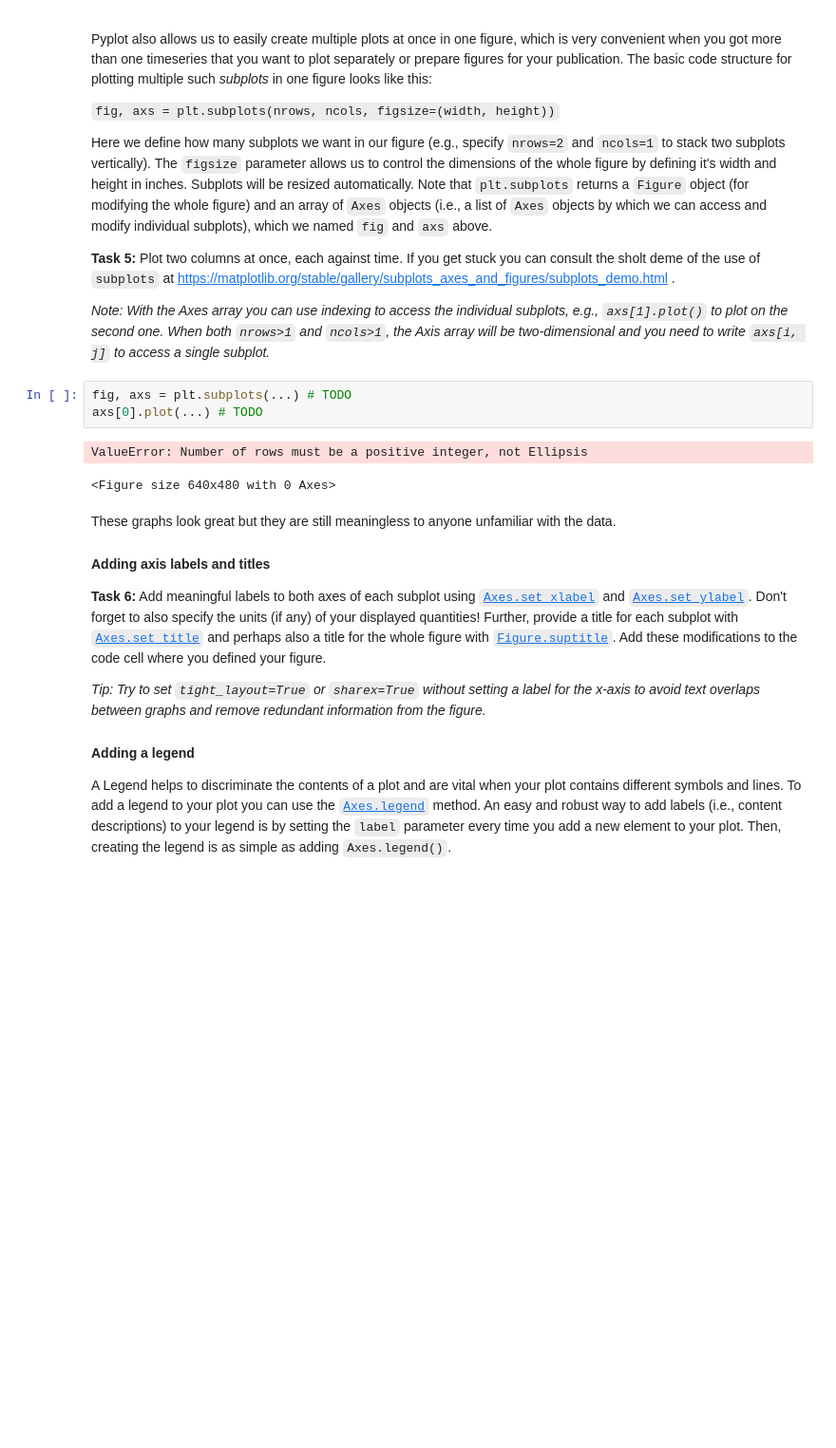
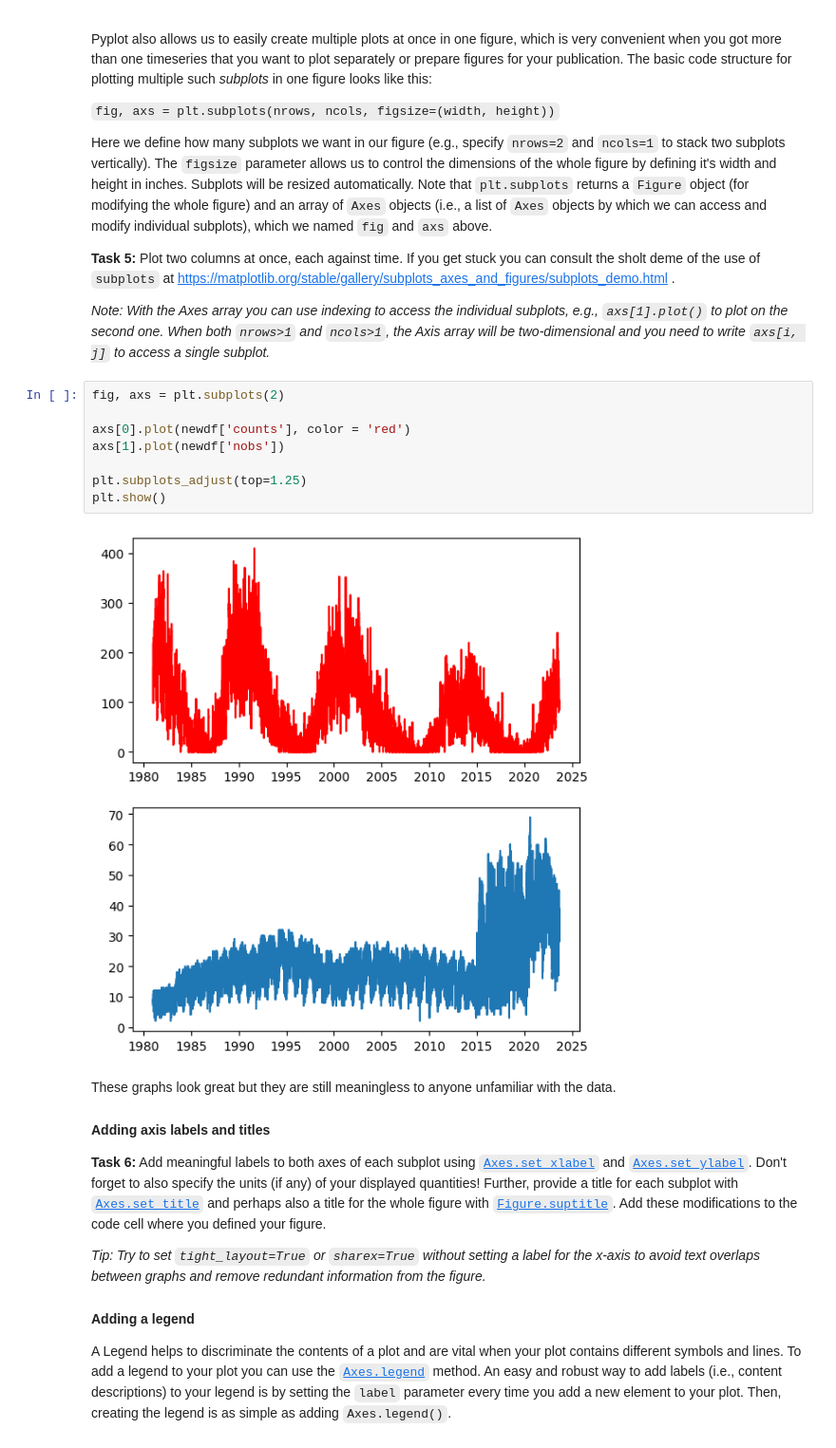
Before and after one commit to DanilGutak/Quantitative-analysis-of-time-series-and-population-data, a Jupyter notebook: exercise1.ipynb, the cells around one changed output. Shown: that part at 95% size. Saved outputs shown, nothing was run; the diff lists cells and outputs as text; blank space fills up the shorter version.

```diff
--- a/exercise1.ipynb
+++ b/exercise1.ipynb
@@ -349,12 +348,16 @@ Here we define how many subplots we want in our figure (e.g., specify `nrows=2`
 **Task 5:** Plot two columns at once, each against time. If you get stuck you can consult the sholt deme of the use of `subplots` at https://matplotlib.org/stable/gallery/subplots_axes_and_figures/subplots_demo.html .
 
 *Note: With the Axes array you can use indexing to access the individual subplots, e.g., `axs[1].plot()` to plot on the second one. When both `nrows>1` and `ncols>1`, the Axis array will be two-dimensional and you need to write `axs[i, j]` to access a single subplot.*
-# %%
-fig, axs = plt.subplots(...) # TODO
-axs[0].plot(...) # TODO
-# %% [output]
-ValueError: Number of rows must be a positive integer, not Ellipsis
-<Figure size 640x480 with 0 Axes>
+# %%
+fig, axs = plt.subplots(2)
+
+axs[0].plot(newdf['counts'], color = 'red')
+axs[1].plot(newdf['nobs'])
+
+plt.subplots_adjust(top=1.25)
+plt.show()
+# %% [output]
+[figure, added]
 # %% [markdown]
 These graphs look great but they are still meaningless to anyone unfamiliar with the data.
 
```
Also changed, not shown: parts of 22 cells of this notebook, 1 other file.
